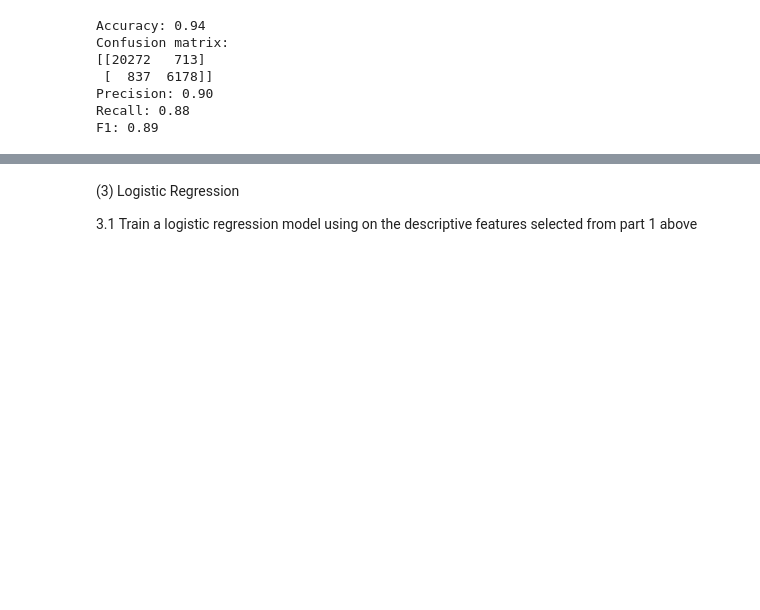
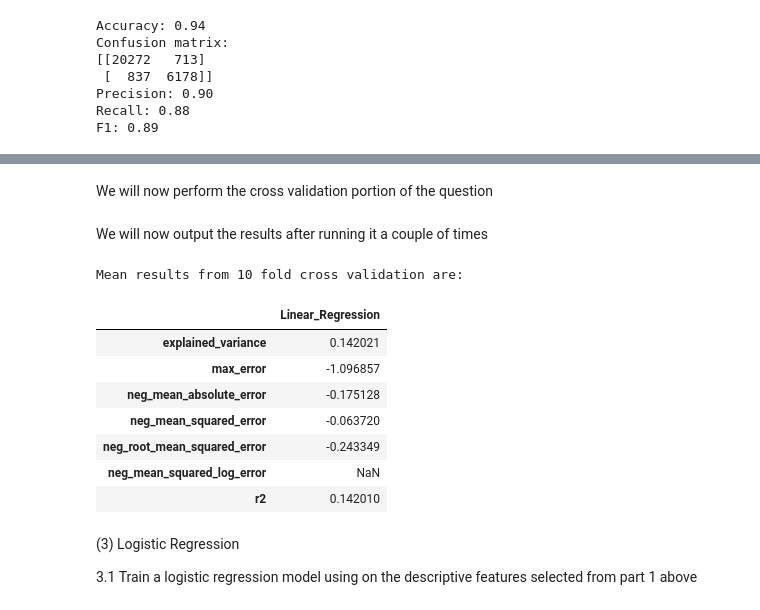
Before and after one commit to MichaelMoyles/MLCovid-19, a Jupyter notebook: 2022-Homework2-Notebook-James.ipynb, the cells around one changed output, grey strips where cells are left out. Saved outputs shown, nothing was run; the diff lists cells and outputs as text; code cells hidden in the pictures; blank space fills up the shorter version.

Commit message:
Updated with last parts of question 2 and 3

```diff
--- a/2022-Homework2-Notebook-James.ipynb
+++ b/2022-Homework2-Notebook-James.ipynb
@@ -936,3 +1052,44 @@ Accuracy Score = 0.94
+# %% [markdown]
+We will now perform the cross validation portion of the question
+# %%
+def cross_val_LinearRegression_DF(X,y):
+    """Function to perform cross validation and store results
+    in dataframe. Cross validation looks at accuracy, precision,
+    recall, f1. Returns a dataframe with results"""
+
+    # store results in dict
+    linear_regression_results = {}
+    # metrics to test against
+    test_metrics = ['explained_variance', 'max_error', 'neg_mean_absolute_error',
+                    'neg_mean_squared_error', 'neg_root_mean_squared_error',
+                    'neg_mean_squared_log_error', 'r2']
+
+    for metric in test_metrics:
+        # generate test results
+        result = cross_val_score(LinearRegression(), X, y, scoring=metric, cv=10)
+        # store result in dict
+        linear_regression_results[metric] = result.mean()
+
+    # create dataframe with results
+    linear_regression_df = pd.DataFrame.from_dict(linear_regression_results, orient='index', columns=['Linear_Regression'])
+
+    return linear_regression_df
+# %% [markdown]
+We will now output the results after running it a couple of times
+# %%
+LinearRegressionDF = cross_val_LinearRegression_DF(X,y)
+print(f"Mean results from 10 fold cross validation are:")
+LinearRegressionDF
+# %% [output]
+Mean results from 10 fold cross validation are:
+|  | Linear_Regression |
+| explained_variance | 0.142021 |
+| max_error | -1.096857 |
+| neg_mean_absolute_error | -0.175128 |
+| neg_mean_squared_error | -0.063720 |
+| neg_root_mean_squared_error | -0.243349 |
+| neg_mean_squared_log_error | NaN |
+| r2 | 0.142010 |
 # %% [markdown]
 (3) Logistic Regression
 
```
Also changed, not shown: parts of 21 cells of this notebook.
